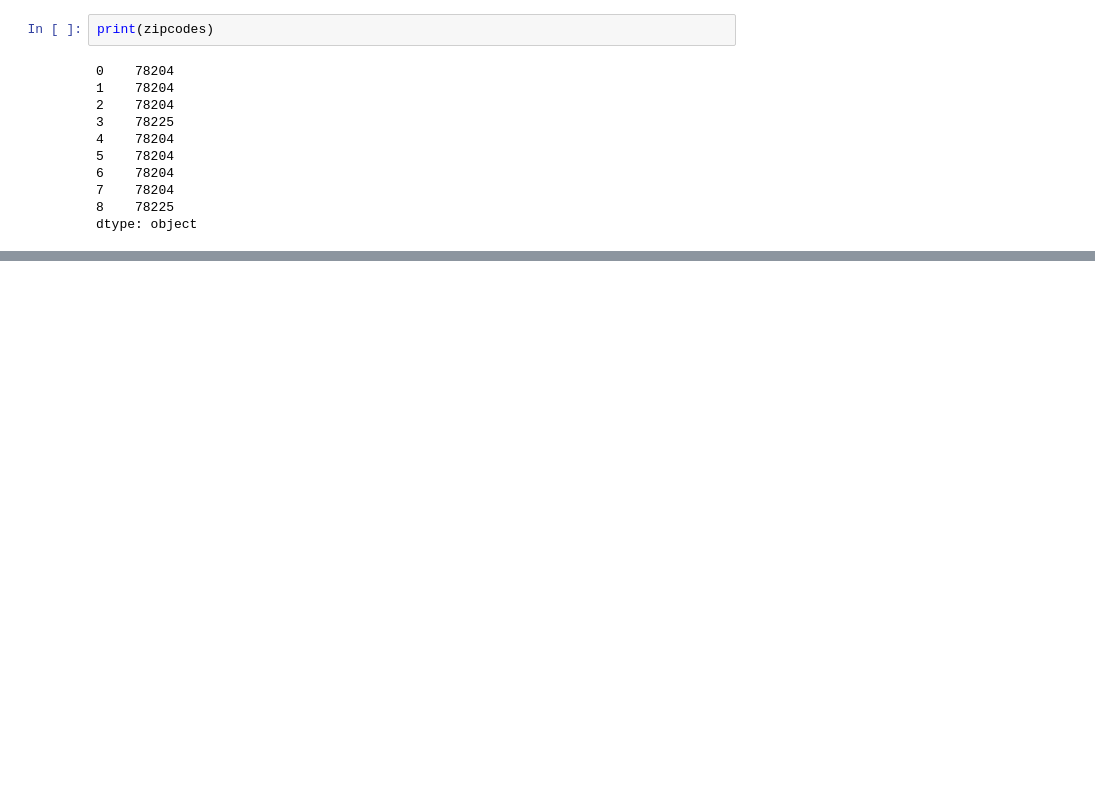
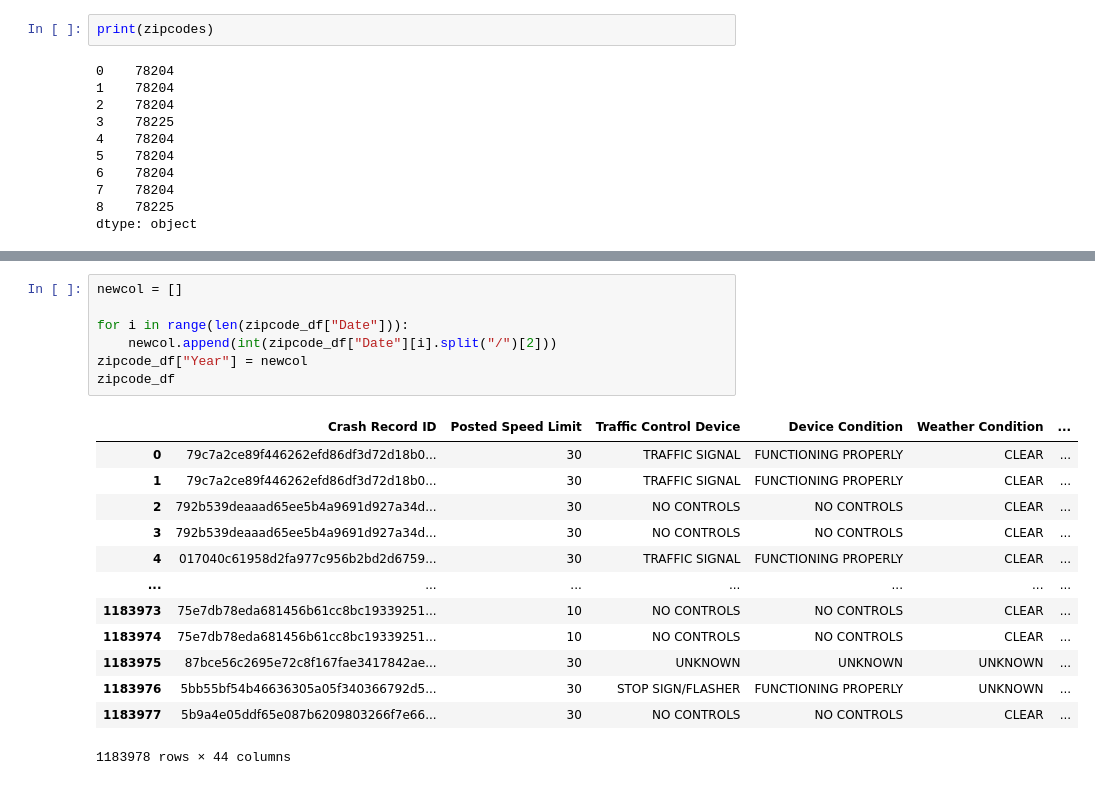
Before and after one commit to jngreco/Team-AutoCrash-Project, a Jupyter notebook: Chicago_Data-michael.ipynb, the cells around one changed output, grey strips where cells are left out. Cells and saved outputs as stored; diff of their text form; blank space fills up the shorter version.

```diff
--- a/Chicago_Data-michael.ipynb
+++ b/Chicago_Data-michael.ipynb
@@ -675,0 +716,21 @@ dtype: object
+# %%
+newcol = []
+
+for i in range(len(zipcode_df["Date"])):
+    newcol.append(int(zipcode_df["Date"][i].split("/")[2]))
+zipcode_df["Year"] = newcol
+zipcode_df
+# %% [output]
+|  | Crash Record ID | Posted Speed Limit | Traffic Control Device | Device Condition | Weather Condition | ... |
+| 0 | 79c7a2ce89f446262efd86df3d72d18b0... | 30 | TRAFFIC SIGNAL | FUNCTIONING PROPERLY | CLEAR | ... |
+| 1 | 79c7a2ce89f446262efd86df3d72d18b0... | 30 | TRAFFIC SIGNAL | FUNCTIONING PROPERLY | CLEAR | ... |
+| 2 | 792b539deaaad65ee5b4a9691d927a34d... | 30 | NO CONTROLS | NO CONTROLS | CLEAR | ... |
+| 3 | 792b539deaaad65ee5b4a9691d927a34d... | 30 | NO CONTROLS | NO CONTROLS | CLEAR | ... |
+| 4 | 017040c61958d2fa977c956b2bd2d6759... | 30 | TRAFFIC SIGNAL | FUNCTIONING PROPERLY | CLEAR | ... |
+| ... | ... | ... | ... | ... | ... | ... |
+| 1183973 | 75e7db78eda681456b61cc8bc19339251... | 10 | NO CONTROLS | NO CONTROLS | CLEAR | ... |
+| 1183974 | 75e7db78eda681456b61cc8bc19339251... | 10 | NO CONTROLS | NO CONTROLS | CLEAR | ... |
+| 1183975 | 87bce56c2695e72c8f167fae3417842ae... | 30 | UNKNOWN | UNKNOWN | UNKNOWN | ... |
+| 1183976 | 5bb55bf54b46636305a05f340366792d5... | 30 | STOP SIGN/FLASHER | FUNCTIONING PROPERLY | UNKNOWN | ... |
+| 1183977 | 5b9a4e05ddf65e087b6209803266f7e66... | 30 | NO CONTROLS | NO CONTROLS | CLEAR | ... |
+1183978 rows × 44 columns
```
Also changed, not shown: parts of 5 cells of this notebook.
